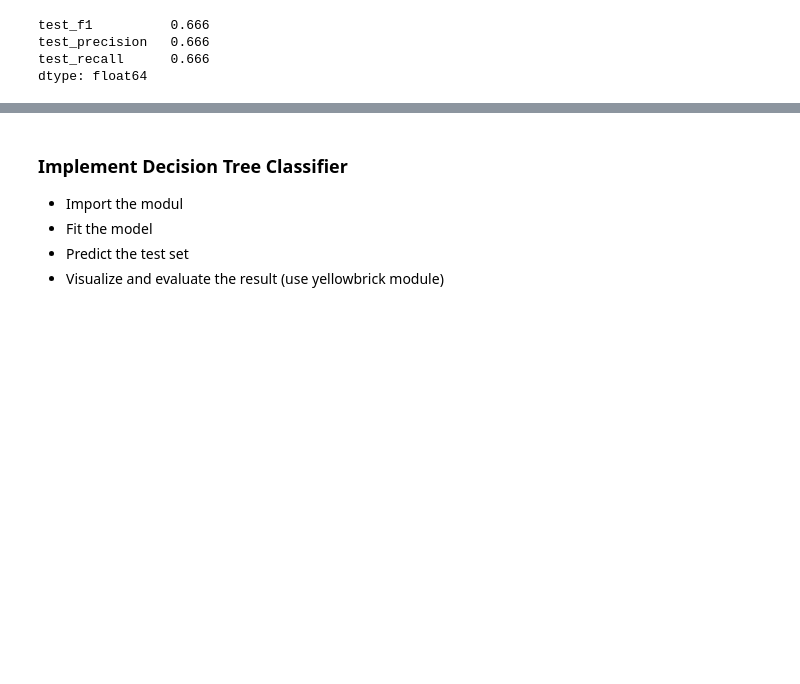
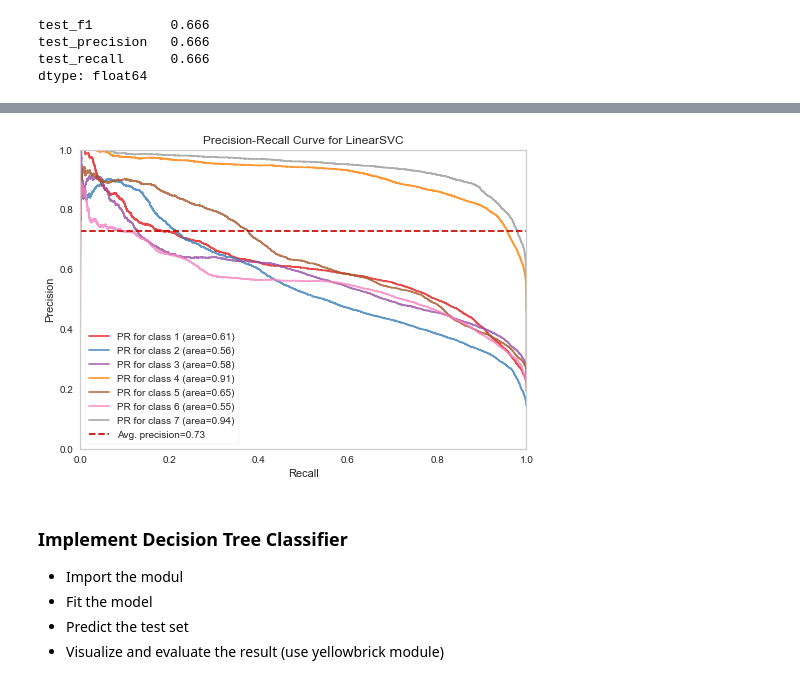
Before and after one commit to sumeyraunal/tree_types_prediction, a Jupyter notebook: Tree_Types_Prediction_Classification_student.ipynb, the cells around one changed output, grey strips where cells are left out. Cells and saved outputs as stored; diff of their text form; code cells hidden in the pictures; blank space fills up the shorter version.

```diff
--- a/Tree_Types_Prediction_Classification_student.ipynb
+++ b/Tree_Types_Prediction_Classification_student.ipynb
@@ -473,10 +457,11 @@ dtype: float64
 # %%
-param_grid = {'SVC__C': [0.1,0.5,10]}
+param_grid = {'SVC__C': [0.001, 0.05, 0.01, 0.1]
+              }
 # %%
-operations = [("scaler", MinMaxScaler()), ("LinearSVC", LinearSVC(random_state =101))]
+operations = [("scaler", MinMaxScaler()), ("SVC", LinearSVC(random_state =101))]
 model = Pipeline(steps=operations)
 
-linearSVC = GridSearchCV(model, param_grid, scoring= make_scorer(recall_score, average='micro'), cv=10)
+linearSVC_grid = GridSearchCV(model, param_grid, scoring= 'recall', n_jobs=-1)
 # %%
-linearSVC.fit(X_train, y_train)
+linearSVC_grid.fit(X_train, y_train)
 # %% [output]
@@ -485,3 +496,18 @@ ValueError: Invalid parameter SVC for estimator Pipeline(steps=[('scaler', MinMa
+# %%
+from yellowbrick.classifier import PrecisionRecallCurve
+operations = [("scaler", MinMaxScaler()), ("svc", LinearSVC(C=0.1,random_state=101))]
+model = Pipeline(steps=operations)
+
+viz = PrecisionRecallCurve(
+    model,
+    per_class=True, classes= [1,2,3,4,5,6,7],
+    cmap="Set1"
+)
+viz.fit(X_train, y_train)
+viz.score(X_test, y_test)
+viz.show();
+# %% [output]
+[figure, added]
 # %% [markdown]
 ### Implement Decision Tree Classifier
 - Import the modul
```
Also changed, not shown: parts of 58 cells of this notebook.
